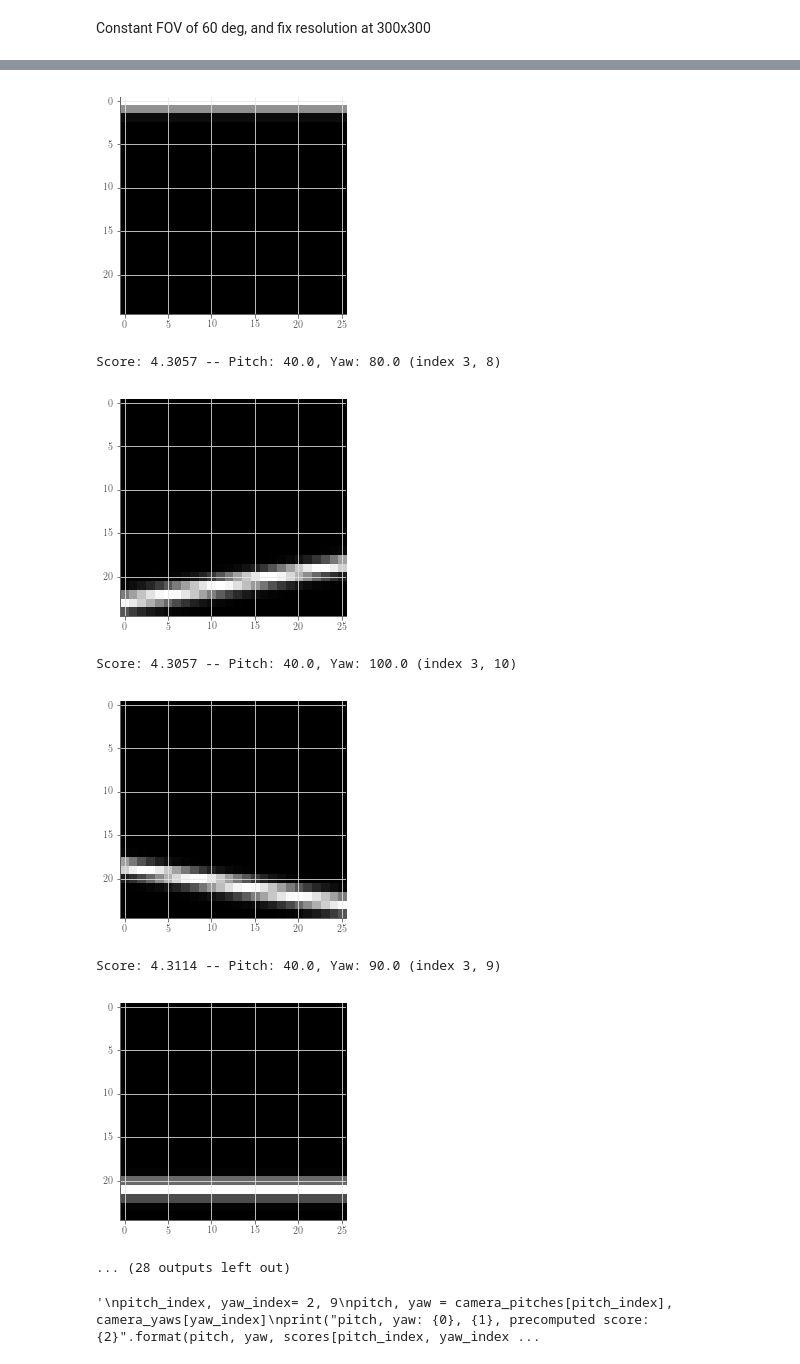
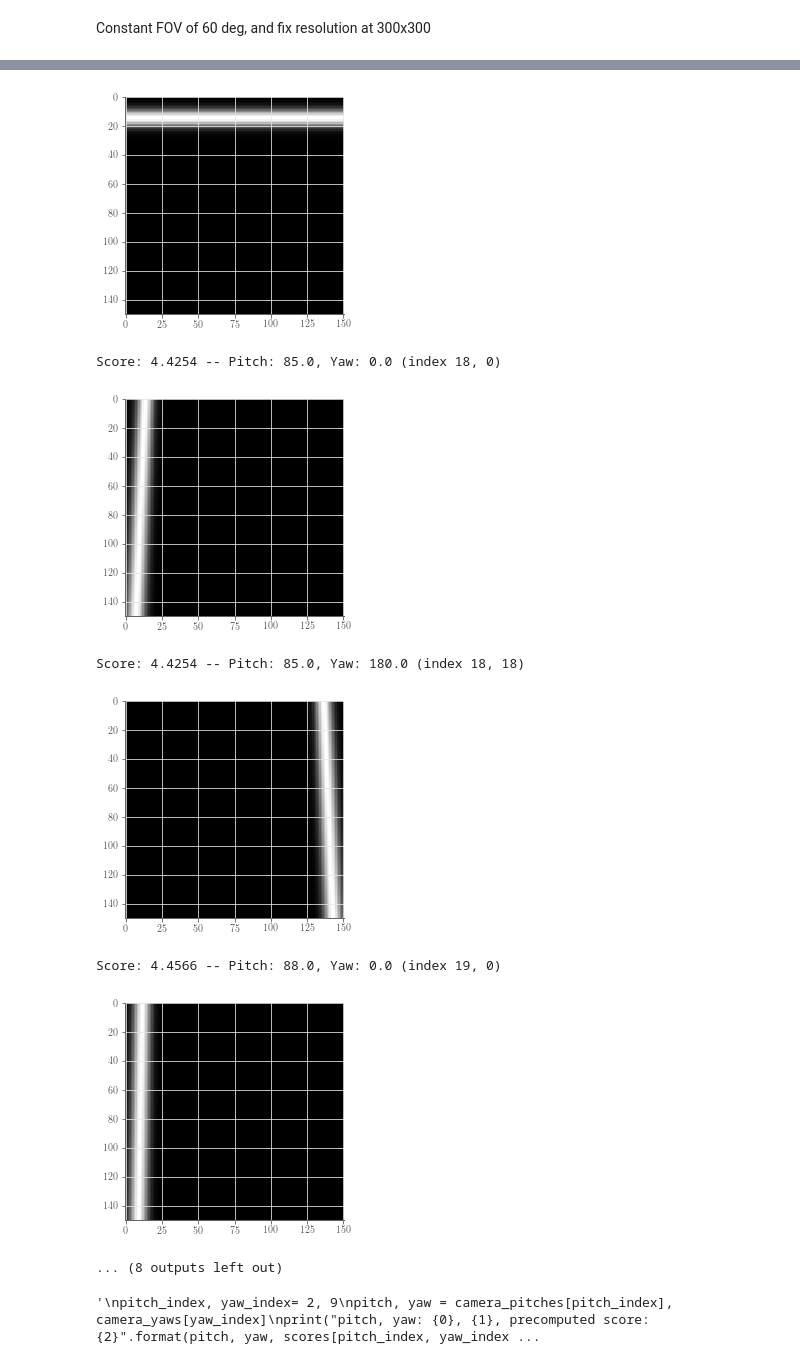
Before and after one commit to flyingsilverfin/AV-Camera-Placement, a Jupyter notebook: evaluation/single_camera_placement/Single Camera.ipynb, the cells around one changed output, grey strips where cells are left out. Cells and saved outputs as stored; diff of their text form; code cells hidden in the pictures.

```diff
--- a/evaluation/single_camera_placement/Single Camera.ipynb
+++ b/evaluation/single_camera_placement/Single Camera.ipynb
@@ -262,14 +262,14 @@ print(sorted_indices)
 
 print("Pitches: \n{0}".format(camera_pitches))
 print("Yaws: \n{0}".format(camera_yaws))
-for pitch_index, yaw_index in sorted_indices[-20:]:
+for pitch_index, yaw_index in sorted_indices[-10:]:
     pitch, yaw = camera_pitches[pitch_index], camera_yaws[yaw_index]
     print("Score: {2:.4f} -- Pitch: {0}, Yaw: {1} (index {3}, {4})".format(pitch, yaw, scores[pitch_index, yaw_index], pitch_index, yaw_index))
 
     c = Camera(camera_position, pitch, yaw)
-    c.set_resolution(25, 25)
+    c.set_resolution(150, 150)
     c.set_fov(*fov_deg)
-
+    plt
     pixel_probabilities = c.get_pixel_probabilities_for_road(road)
     plt.imshow(np.flip(pixel_probabilities, 0))
     plt.gray()
@@ -289,11 +289,11 @@ Score: 4.3020 -- Pitch: 91.0, Yaw: 90.0 (index 20, 9)
-[figure, old version]
+[figure, new version]
-Score: 4.3057 -- Pitch: 40.0, Yaw: 80.0 (index 3, 8)
+Score: 4.4254 -- Pitch: 85.0, Yaw: 0.0 (index 18, 0)
-[figure, old version]
+[figure, new version]
-Score: 4.3057 -- Pitch: 40.0, Yaw: 100.0 (index 3, 10)
+Score: 4.4254 -- Pitch: 85.0, Yaw: 180.0 (index 18, 18)
-[figure, old version]
+[figure, new version]
-Score: 4.3114 -- Pitch: 40.0, Yaw: 90.0 (index 3, 9)
+Score: 4.4566 -- Pitch: 88.0, Yaw: 0.0 (index 19, 0)
-[figure, old version]
+[figure, new version]
-... (28 outputs left out)
+... (8 outputs left out)
 # %%
 """
 pitch_index, yaw_index= 2, 9
```
Also changed, not shown: parts of 4 cells of this notebook, 2 other files.
